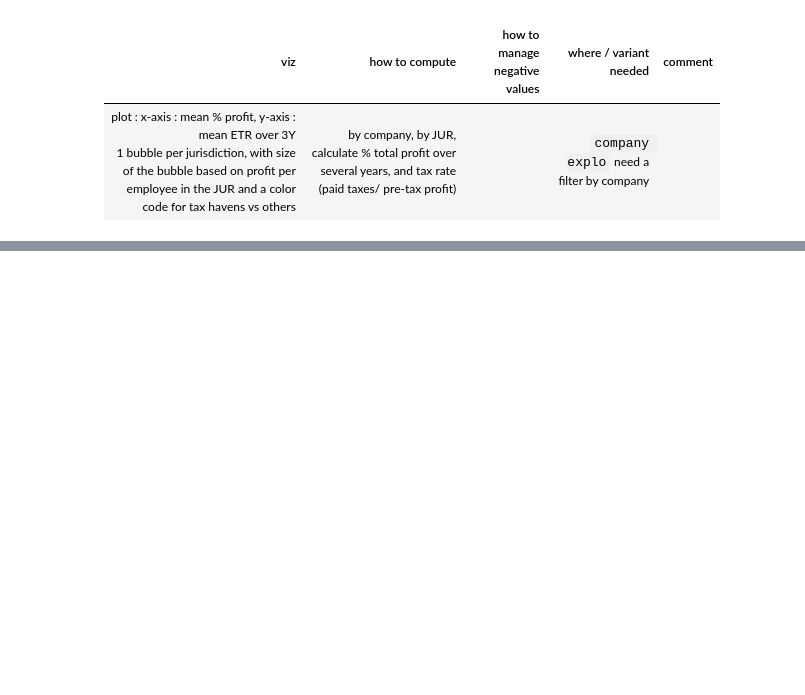
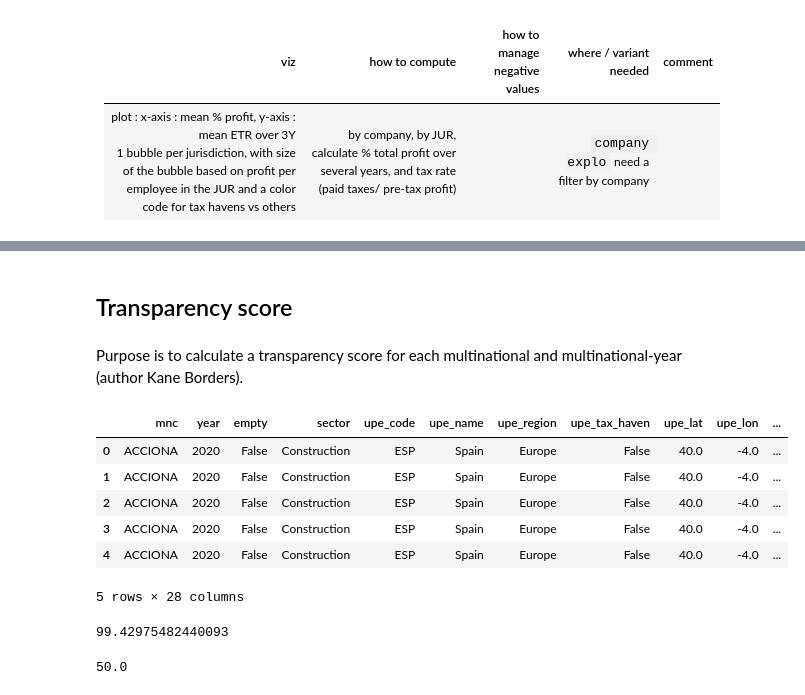
Before and after one commit to anquetos/data4good-taxobservatory-dataviz, a Jupyter notebook: taxobservatory-dataviz.ipynb, the cells around one changed output, grey strips where cells are left out. Saved outputs shown, nothing was run; the diff lists cells and outputs as text; code cells hidden in the pictures; blank space fills up the shorter version.

```diff
--- a/taxobservatory-dataviz.ipynb
+++ b/taxobservatory-dataviz.ipynb
@@ -770,0 +766,14 @@ ADECCO
+# %% [markdown]
+## Transparency score
+# %% [markdown]
+Purpose is to calculate a transparency score for each multinational and multinational-year (author Kane Borders).
+# %%
+df.head()
+# %% [output]
+|  | mnc | year | empty | sector | upe_code | upe_name | upe_region | upe_tax_haven | upe_lat | upe_lon | ... |
+| 0 | ACCIONA | 2020 | False | Construction | ESP | Spain | Europe | False | 40.0 | -4.0 | ... |
+| 1 | ACCIONA | 2020 | False | Construction | ESP | Spain | Europe | False | 40.0 | -4.0 | ... |
+| 2 | ACCIONA | 2020 | False | Construction | ESP | Spain | Europe | False | 40.0 | -4.0 | ... |
+| 3 | ACCIONA | 2020 | False | Construction | ESP | Spain | Europe | False | 40.0 | -4.0 | ... |
+| 4 | ACCIONA | 2020 | False | Construction | ESP | Spain | Europe | False | 40.0 | -4.0 | ... |
+5 rows × 28 columns
@@ -770,0 +827,4 @@ ADECCO
+# %%
+compute_geographic_score(df, company)
+# %% [output]
+99.42975482440093
@@ -770,0 +865,4 @@ ADECCO
+# %%
+compute_completness_score(df, company)
+# %% [output]
+50.0
```
Also changed, not shown: parts of 10 cells of this notebook, 2 other files.
